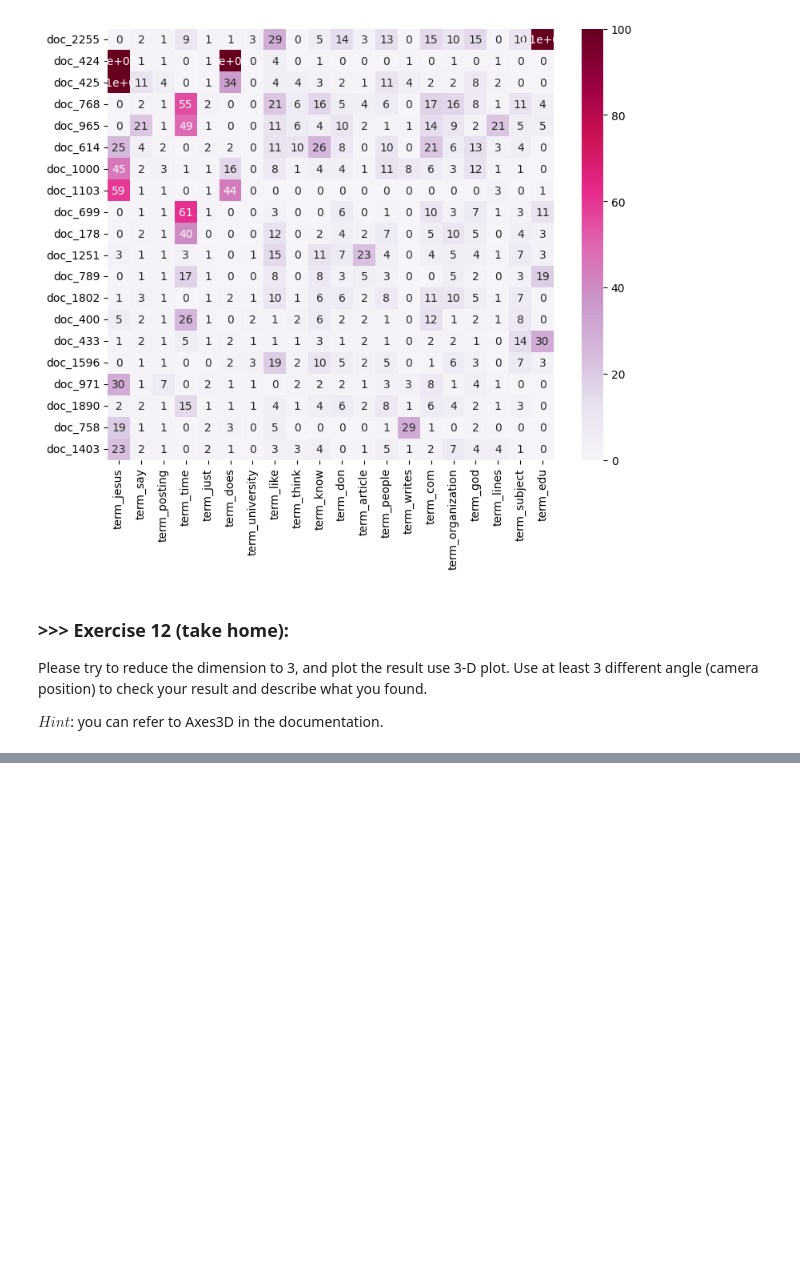
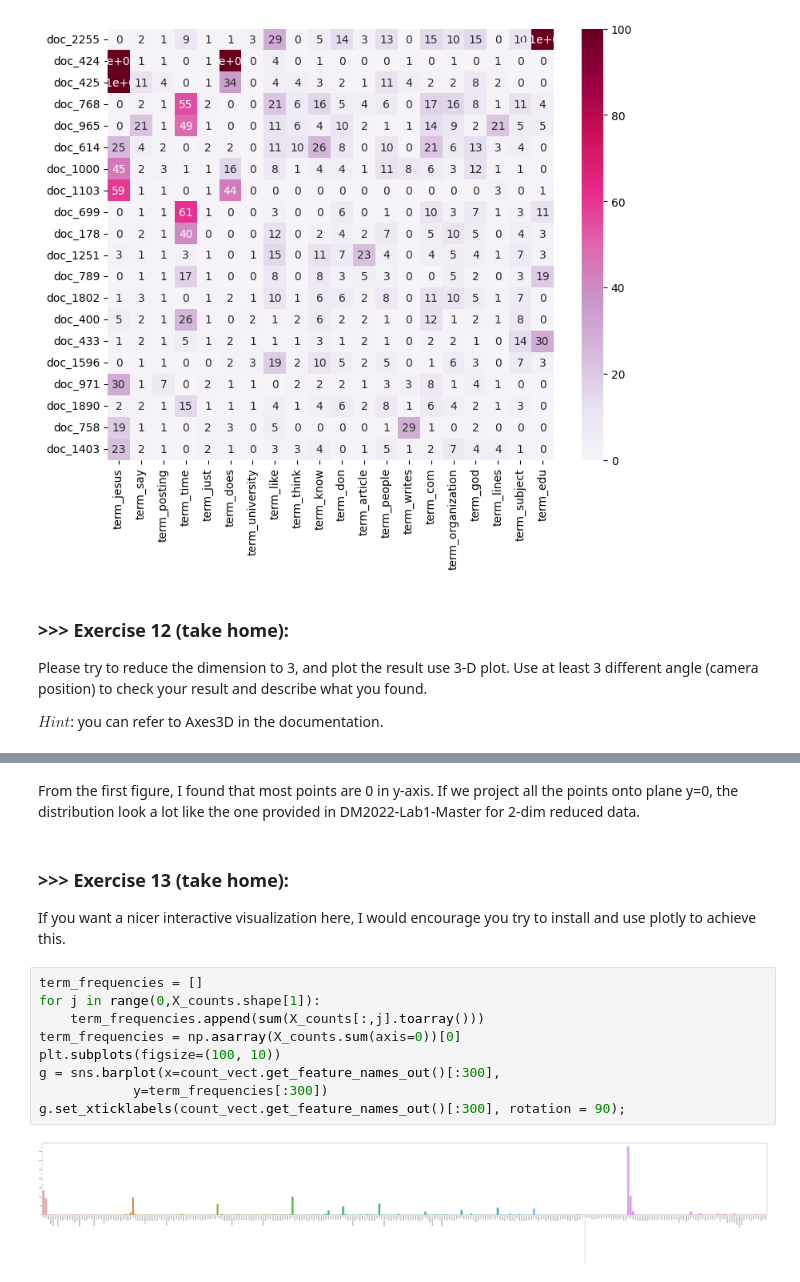
Before and after one commit to Victoria-Wei/DM2022-Lab1-Homework, a Jupyter notebook: DM2022-Lab1-Homework.ipynb, the cells around one changed output, grey strips where cells are left out. Drawn from its saved outputs; the diff is of its cells as text; blank space fills up the shorter version.

Commit message:
Take-home Ex12 Finished

```diff
--- a/DM2022-Lab1-Homework.ipynb
+++ b/DM2022-Lab1-Homework.ipynb
@@ -328,0 +334,16 @@ plt.show()
+# %% [markdown]
+From the first figure, I found that most points are 0 in y-axis. If we project all the points onto plane y=0, the distribution look a lot like the one provided in DM2022-Lab1-Master for 2-dim reduced data.
+# %% [markdown]
+### >>> **Exercise 13 (take home):**
+If you want a nicer interactive visualization here, I would encourage you try to install and use plotly to achieve this.
+# %%
+term_frequencies = []
+for j in range(0,X_counts.shape[1]):
+    term_frequencies.append(sum(X_counts[:,j].toarray()))
+term_frequencies = np.asarray(X_counts.sum(axis=0))[0]
+plt.subplots(figsize=(100, 10))
+g = sns.barplot(x=count_vect.get_feature_names_out()[:300],
+            y=term_frequencies[:300])
+g.set_xticklabels(count_vect.get_feature_names_out()[:300], rotation = 90);
+# %% [output]
+[figure, added]
```
Also changed, not shown: parts of 1 cell of this notebook.
